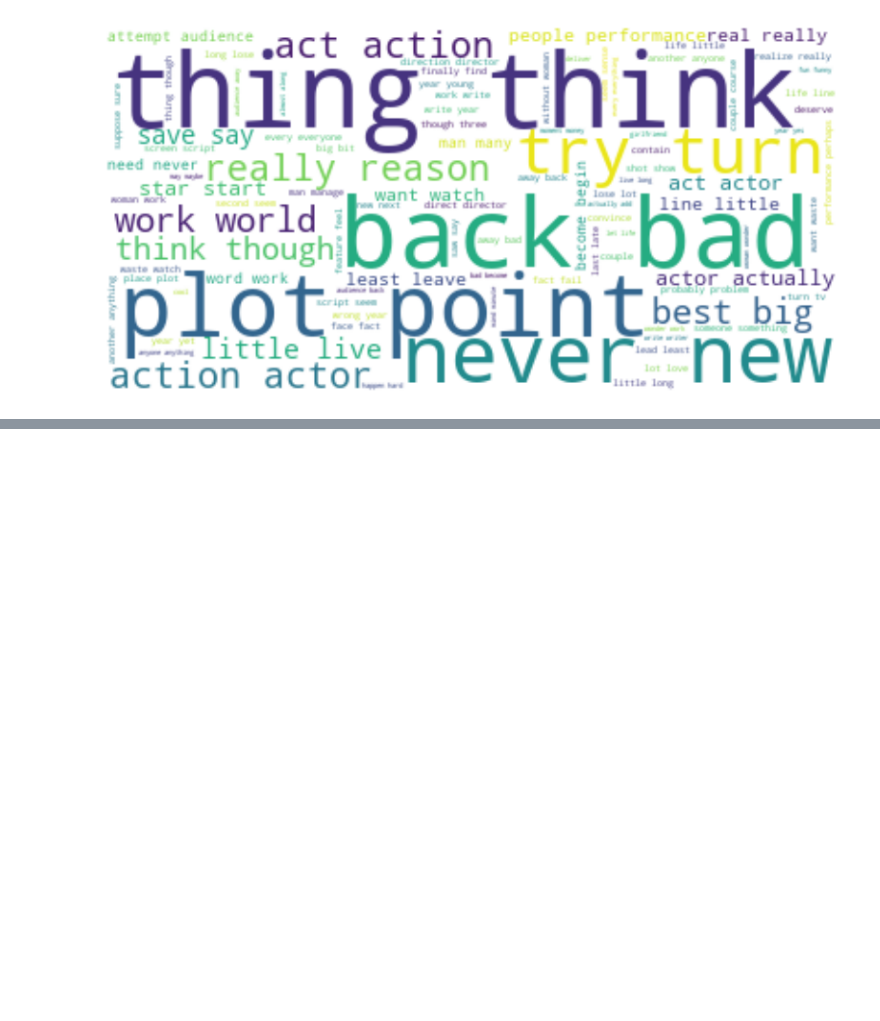
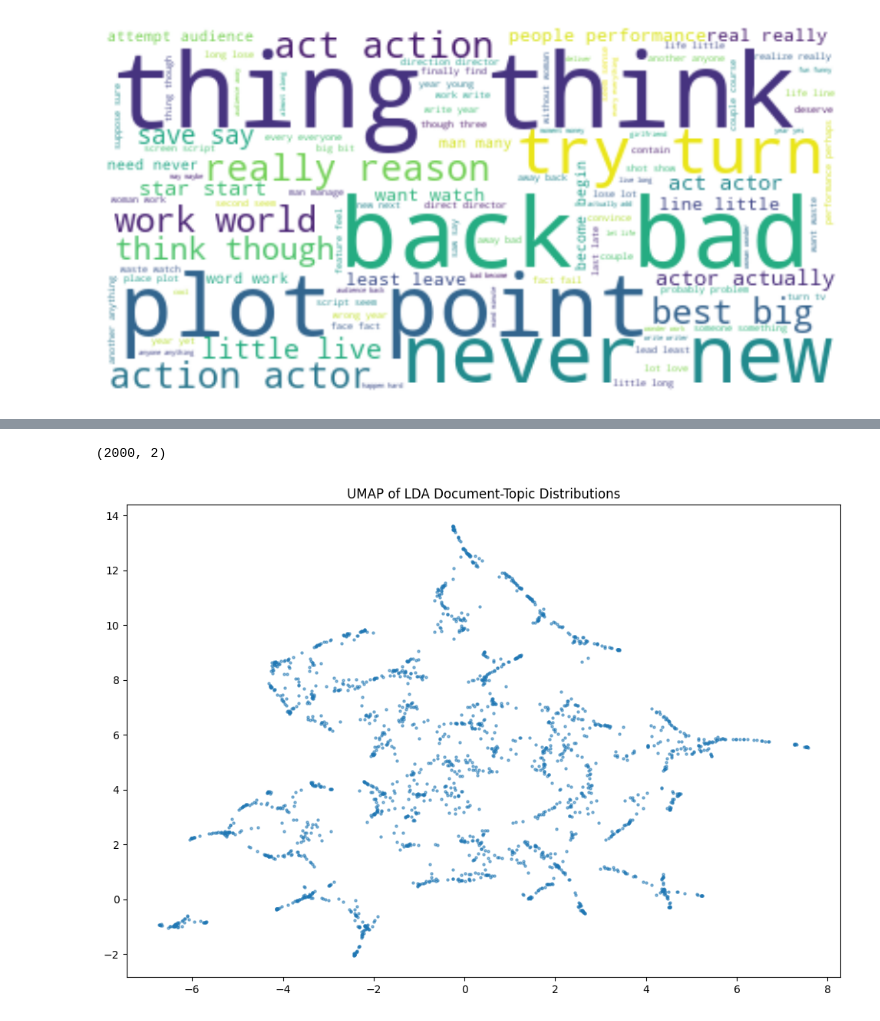
Before and after one commit to BshKatrin/RITAL-NLP-project, a Jupyter notebook: notebooks/movies_eda.ipynb, the cells around one changed output, grey strips where cells are left out. Drawn from its saved outputs; the diff is of its cells as text; code cells hidden in the pictures; blank space fills up the shorter version.

```diff
--- a/notebooks/movies_eda.ipynb
+++ b/notebooks/movies_eda.ipynb
@@ -174,0 +178,5 @@ plt.axis('off')
+# %%
+vectorizer = CountVectorizer(min_df=5, max_df=0.50, analyzer="word")
+M = vectorizer.fit_transform(texts_cleaned)
+words = vectorizer.get_feature_names_out()
+texts_tokens = [text.split() for text in texts_cleaned]
@@ -174,0 +300,15 @@ plt.axis('off')
+# %%
+import umap
+
+reducer = umap.UMAP(
+    n_components=2,
+    metric='hellinger',    # correct metric for probability distributions
+    random_state=42,
+    n_neighbors=15,        # local neighborhood size
+    min_dist=0.1           # minimum distance between points in embedding
+)
+
+embedding = reducer.fit_transform(doc_topic_matrix)
+print(embedding.shape)  # (n_docs, 2)
+# %% [output]
+(2000, 2)
@@ -174,0 +354,50 @@ plt.axis('off')
+# %%
+plt.figure(figsize=(12, 8))
+plt.scatter(embedding[:, 0], embedding[:, 1],
+            alpha=0.5, s=5)
+plt.title('UMAP of LDA Document-Topic Distributions')
+plt.show()
+
+# Matplotlib version: colored by dominant topic + by sentiment side by side
+fig, axes = plt.subplots(1, 2, figsize=(20, 8))
+
+# --- Left: colored by dominant topic ---
+cmap = plt.cm.get_cmap('tab10', lda_model.num_topics)
+scatter = axes[0].scatter(
+    embedding[:, 0], embedding[:, 1],
+    c=dominant_topics, cmap=cmap,
+    alpha=0.6, s=15, edgecolors='none'
+)
+# Build legend with topic keywords
+handles = []
+for t in range(lda_model.num_topics):
+    top_words = ', '.join([w for w, _ in lda_model.show_topic(t, topn=3)])
+    handles.append(plt.Line2D([0], [0], marker='o', color='w',
+                              markerfacecolor=cmap(t), markersize=8,
+                              label=f'Topic {t}: {top_words}'))
+axes[0].legend(handles=handles, fontsize=7, loc='best', framealpha=0.8)
+axes[0].set_title('UMAP colored by Dominant Topic')
+axes[0].set_xlabel('UMAP 1')
+axes[0].set_ylabel('UMAP 2')
+
+# --- Right: colored by sentiment ---
+colors_sent = ['#e74c3c' if c == 0 else '#2ecc71' for c in classes]
+axes[1].scatter(
+    embedding[:, 0], embedding[:, 1],
+    c=colors_sent, alpha=0.6, s=15, edgecolors='none'
+)
+axes[1].legend(
+    handles=[
+        plt.Line2D([0], [0], marker='o', color='w', markerfacecolor='#e74c3c', markersize=8, label='Negative'),
+        plt.Line2D([0], [0], marker='o', color='w', markerfacecolor='#2ecc71', markersize=8, label='Positive'),
+    ],
+    loc='best', framealpha=0.8
+)
+axes[1].set_title('UMAP colored by Sentiment')
+axes[1].set_xlabel('UMAP 1')
+axes[1].set_ylabel('UMAP 2')
+
+plt.tight_layout()
+plt.show()
+# %% [output]
+[figure, added]
```
Also changed, not shown: parts of 14 cells of this notebook, 6 other files.
